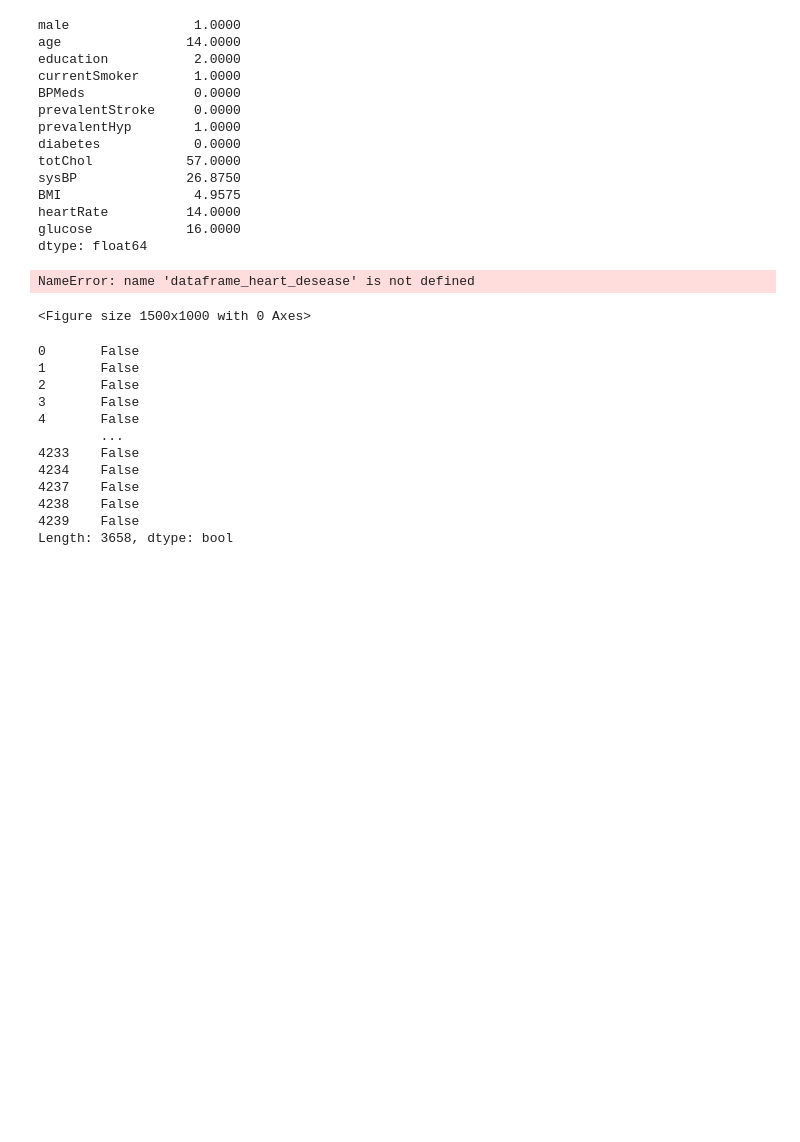
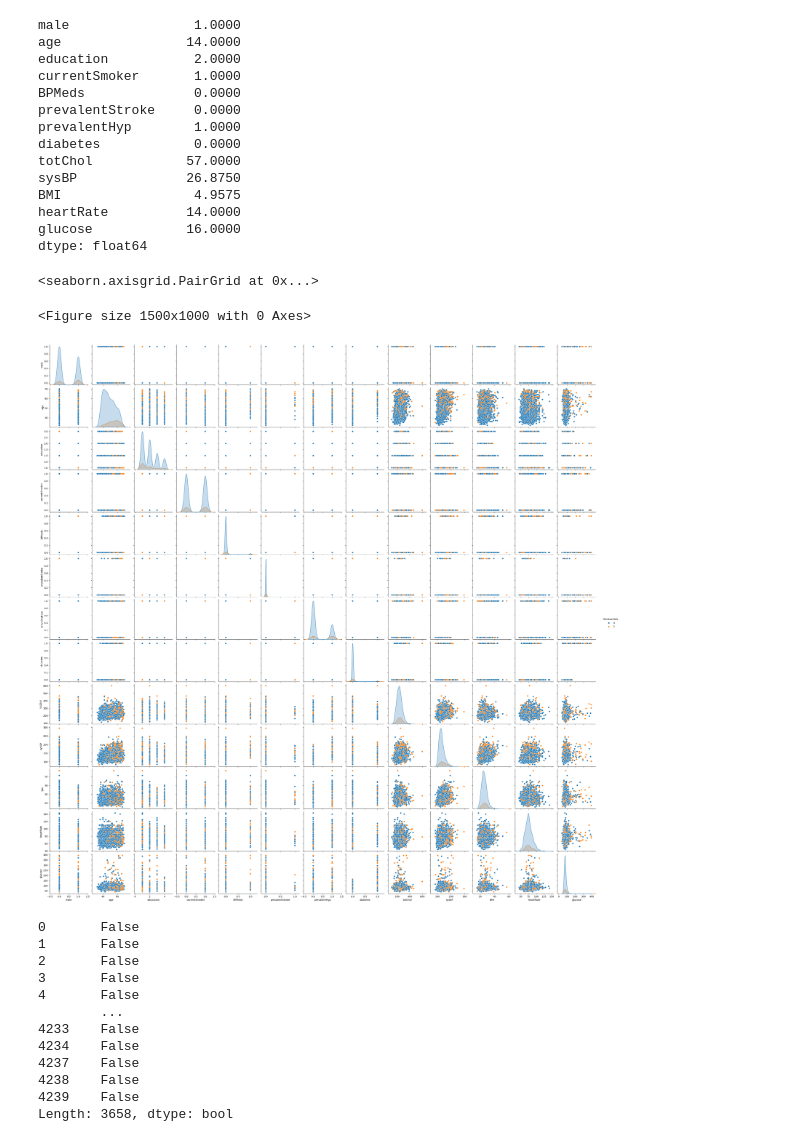
Before and after one commit to sahilgarg2814/avisoft, a Jupyter notebook: april/8_april_2024.ipynb, the cells around one changed output. Saved outputs shown, nothing was run; the diff lists cells and outputs as text; code cells hidden in the pictures; blank space fills up the shorter version.

```diff
--- a/april/8_april_2024.ipynb
+++ b/april/8_april_2024.ipynb
@@ -213,10 +213,11 @@ glucose            16.0000
 dtype: float64
 # %%
 plt.figure(figsize=(15,10))
-sns.pairplot(data=dataframe_heart_desease,hue='TenYearCHD')
+sns.pairplot(data=dataframe_heart_disease,hue='TenYearCHD')
 # %% [output]
-NameError: name 'dataframe_heart_desease' is not defined
+<seaborn.axisgrid.PairGrid at 0x...>
 <Figure size 1500x1000 with 0 Axes>
+[figure, added]
 # %%
 # preparing the outlier mask for removing the outliers
 outlier_mask=((X < (Q1 - 1.5*IQR)) | (X > (Q3 + 1.5*IQR))).any(axis=1)
```
Also changed, not shown: parts of 1 cell of this notebook, 1 other file.
